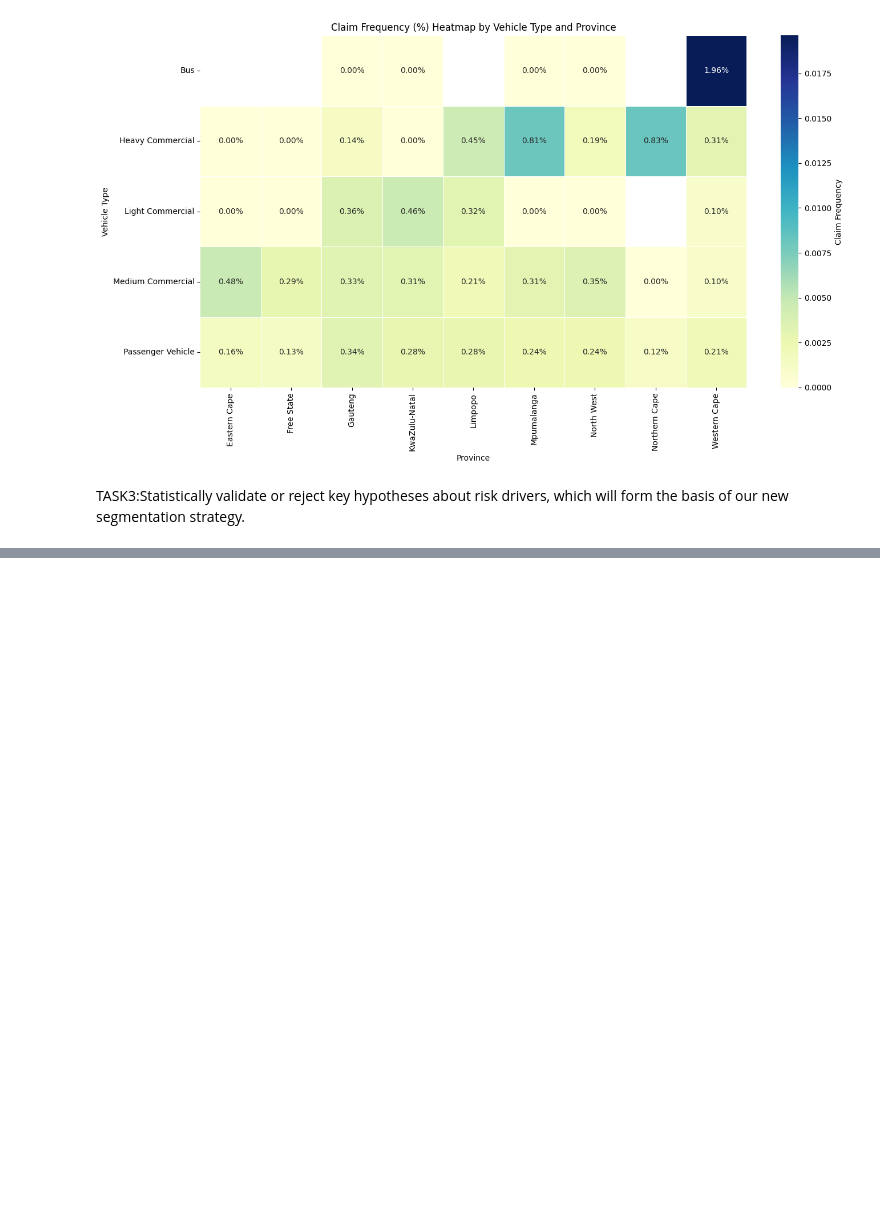
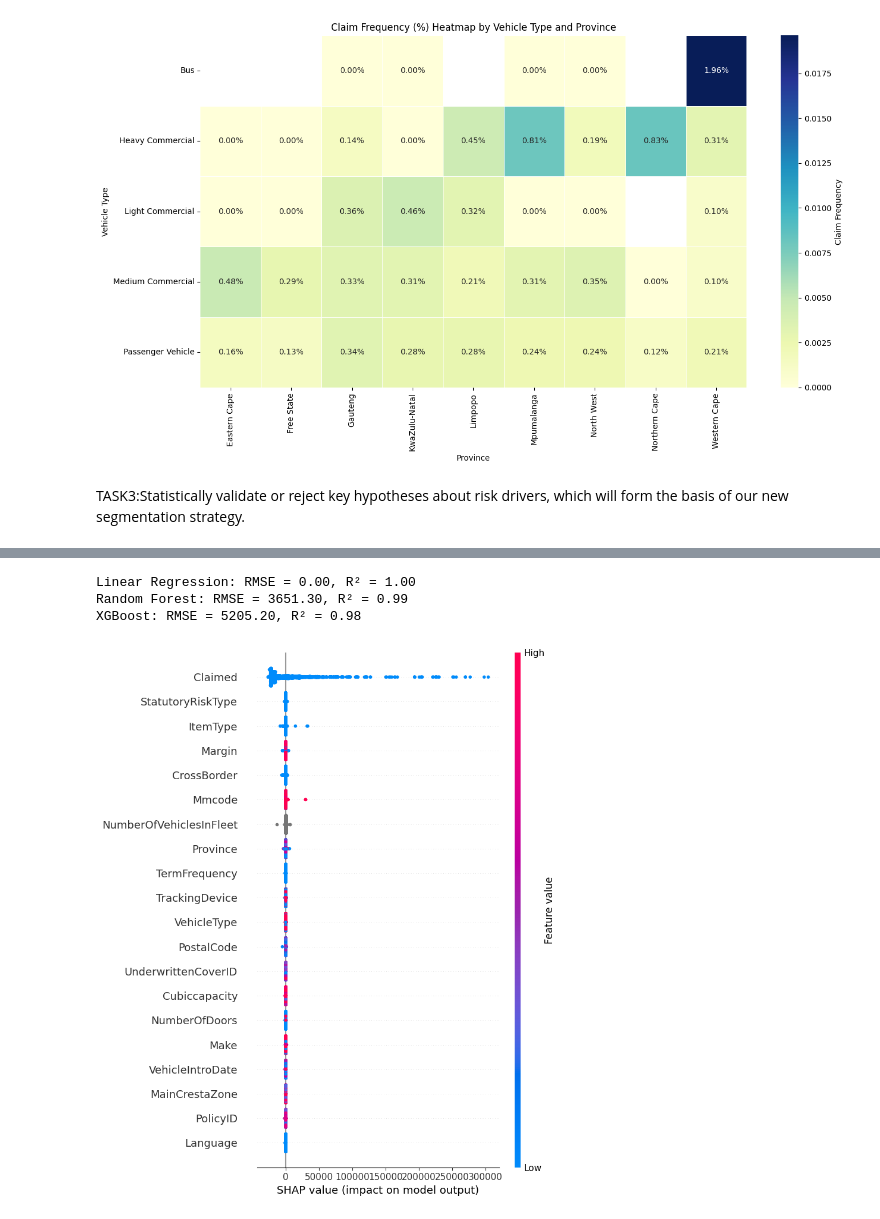
Before and after one commit to Gashaye1023/End-to-End-Insurance-Risk-Analytics-Predictive-Modeling, a Jupyter notebook: notebooks/Insurance_Risk_Analytics1.ipynb, the cells around one changed output, grey strips where cells are left out. Cells and saved outputs as stored; diff of their text form; code cells hidden in the pictures; blank space fills up the shorter version.

```diff
--- a/notebooks/Insurance_Risk_Analytics.ipynb
+++ b/notebooks/Insurance_Risk_Analytics1.ipynb
@@ -1225,0 +922,49 @@ Build and evaluate predictive models that form the core of a dynamic, risk-based
+# %%
+# Train-Test Split for Claim Severity Prediction
+categorical_features = df_claims.select_dtypes(include=['object']).columns.tolist()
+numerical_features = df_claims.select_dtypes(include=['number']).columns.tolist()
+numerical_features = [col for col in numerical_features if col != 'TotalClaims']
+X = df_claims[categorical_features + numerical_features]
+y = df_claims['TotalClaims']
+X_train, X_test, y_train, y_test = train_test_split(X, y, test_size=0.3, random_state=42)
+# %%
+# Step 4: Define Preprocessing and Modeling Pipelines
+# Preprocessing pipeline
+preprocessor = ColumnTransformer(
+    transformers=[
+        ('num', 'passthrough', numerical_features),
+        ('cat', OneHotEncoder(), categorical_features)
+    ]
+)
+
+# Define regression models
+regression_models = {
+    'Linear Regression': Pipeline(steps=[('preprocessor', preprocessor), ('model', LinearRegression())]),
+    'Random Forest': Pipeline(steps=[('preprocessor', preprocessor), ('model', RandomForestRegressor())]),
+    'XGBoost': Pipeline(steps=[('preprocessor', preprocessor), ('model', xgb.XGBRegressor())])
+}
+# %%
+# Fit and evaluate regression models
+regression_results = {}
+for name, model in regression_models.items():
+    model.fit(X_train, y_train)
+    y_pred = model.predict(X_test)
+    rmse = np.sqrt(mean_squared_error(y_test, y_pred))
+    r2 = r2_score(y_test, y_pred)
+    regression_results[name] = {'RMSE': rmse, 'R2': r2}
+
+# Report regression results
+for model_name, metrics in regression_results.items():
+    print(f"{model_name}: RMSE = {metrics['RMSE']:.2f}, R² = {metrics['R2']:.2f}")
+# %% [output]
+Linear Regression: RMSE = 0.00, R² = 1.00
+Random Forest: RMSE = 3651.30, R² = 0.99
+XGBoost: RMSE = 5205.20, R² = 0.98
+# %%
+# Step 5: SHAP analysis for the best regression model
+best_regression_model = regression_models['XGBoost']
+explainer = shap.Explainer(best_regression_model.named_steps['model'])
+shap_values = explainer(best_regression_model.named_steps['preprocessor'].transform(X_train))
+shap.summary_plot(shap_values, features=X_train)
+# %% [output]
+[figure, added]
```
Also changed, not shown: parts of 39 cells of this notebook, 1 other file.
